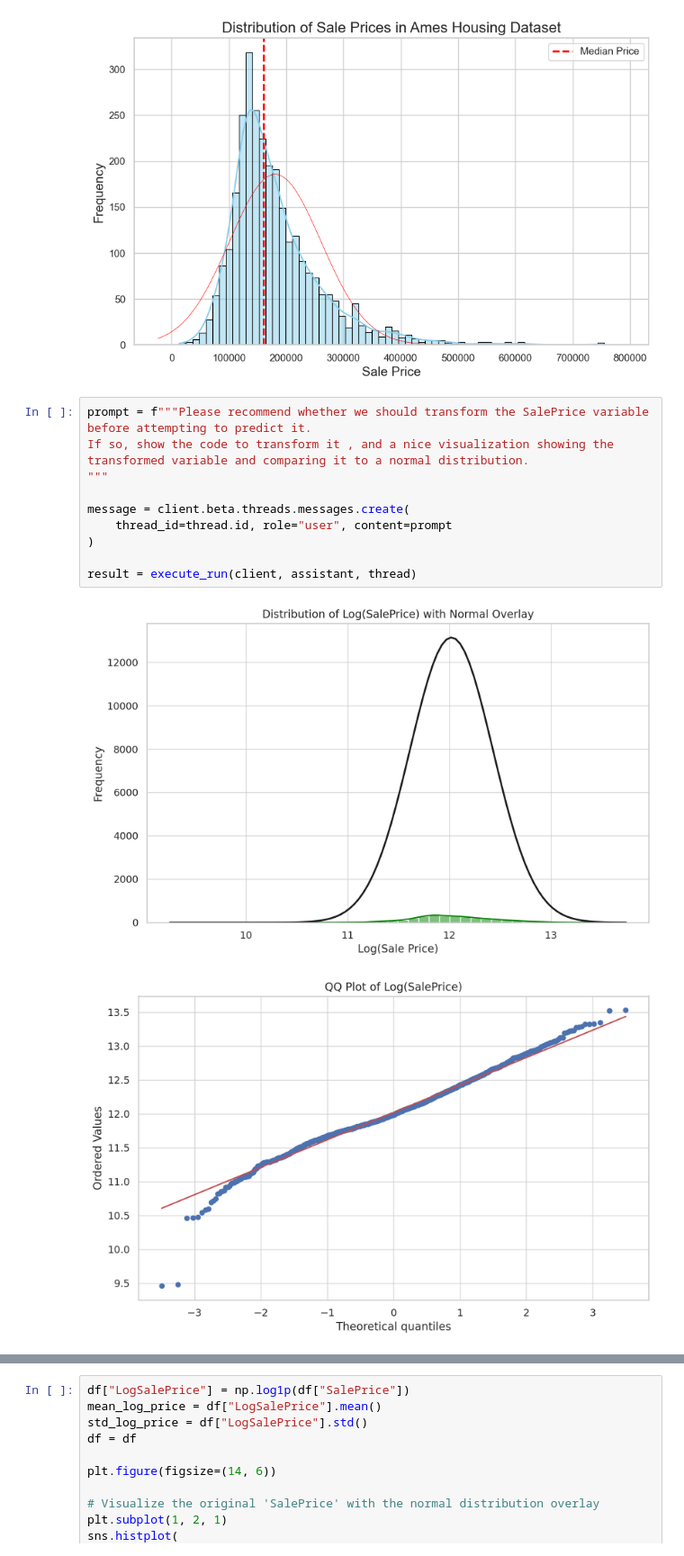
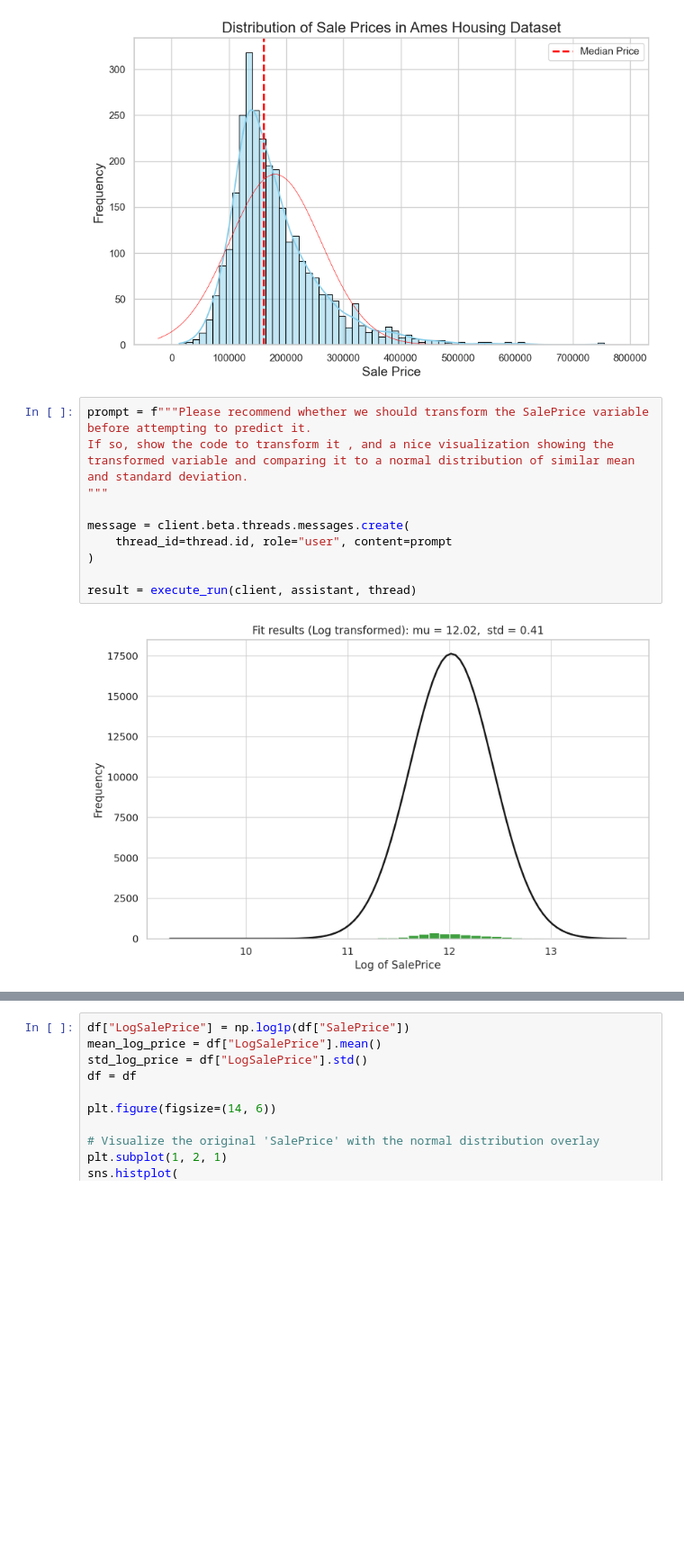
Before and after one commit to druce/iowa, a Jupyter notebook: ChatGPT_datascience.ipynb, the cells around one changed output, grey strips where cells are left out. Shown at 90% size. Saved outputs shown, nothing was run; the diff lists cells and outputs as text; blank space fills up the shorter version.

```diff
--- a/ChatGPT_datascience.ipynb
+++ b/ChatGPT_datascience.ipynb
@@ -490,14 +616,13 @@ plt.show()
 [figure]
 # %%
 prompt = f"""Please recommend whether we should transform the SalePrice variable before attempting to predict it.
-If so, show the code to transform it , and a nice visualization showing the transformed variable and comparing it to a normal distribution.
+If so, show the code to transform it , and a nice visualization showing the transformed variable and comparing it to a normal distribution of similar mean and standard deviation.
 """
 
 message = client.beta.threads.messages.create(
     thread_id=thread.id, role="user", content=prompt
 )
 
 result = execute_run(client, assistant, thread)
 # %% [output]
-[figure, old version]
+[figure, new version]
-[figure, removed]
```
Also changed, not shown: parts of 85 cells of this notebook.
